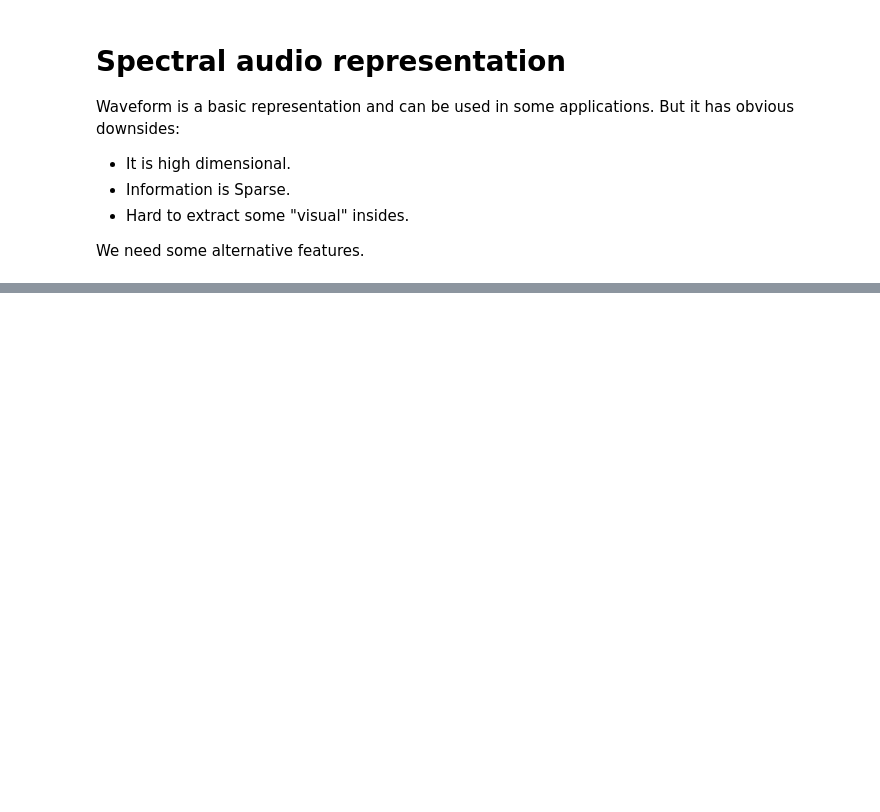
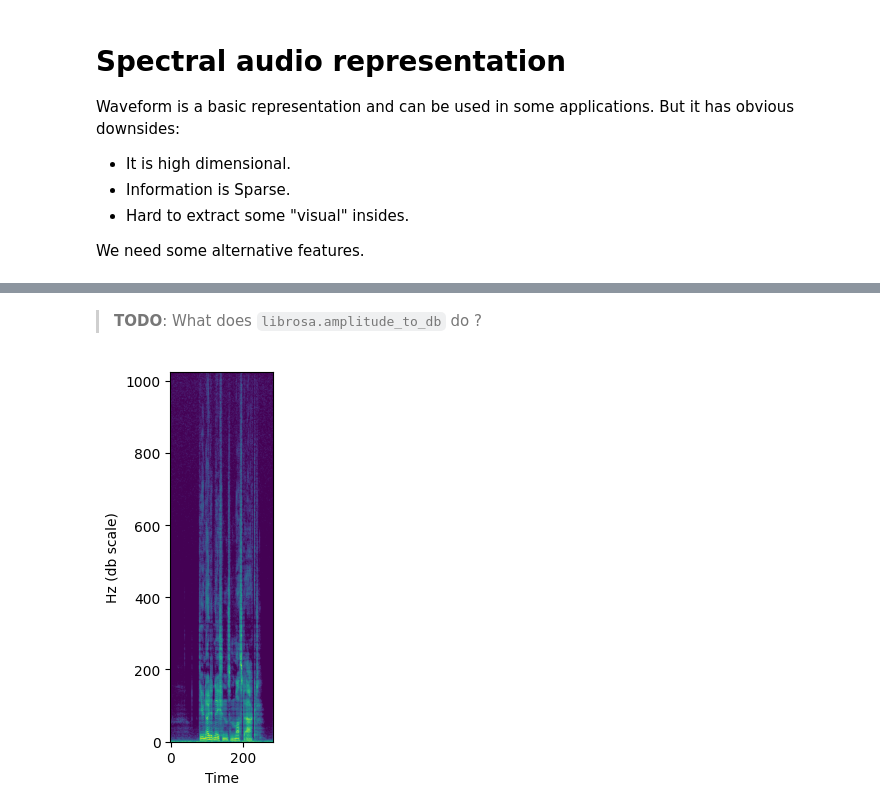
Before and after one commit to VSydorskyy/ucu_audio_processing_course, a Jupyter notebook: Module_1/Lecture_1/Intro_to_Audio_ML.ipynb, the cells around one changed output, grey strips where cells are left out. Saved outputs shown, nothing was run; the diff lists cells and outputs as text; code cells hidden in the pictures; blank space fills up the shorter version.

```diff
--- a/Module_1/Lecture_1/Intro_to_Audio_ML.ipynb
+++ b/Module_1/Lecture_1/Intro_to_Audio_ML.ipynb
@@ -485,0 +547,12 @@ So finally we come to Spectogram, where we have:
+# %%
+Sdb_audio_or = librosa.amplitude_to_db(S_audio_or, ref=np.max)
+# %% [markdown]
+> **TODO**: What does `librosa.amplitude_to_db` do ?
+# %%
+plt.imshow(Sdb_audio_or)
+plt.xlabel('Time')
+plt.ylabel('Hz (db scale)')
+plt.gca().invert_yaxis()
+plt.show()
+# %% [output]
+[figure, added]
```
Also changed, not shown: parts of 31 cells of this notebook, 2 other files.
